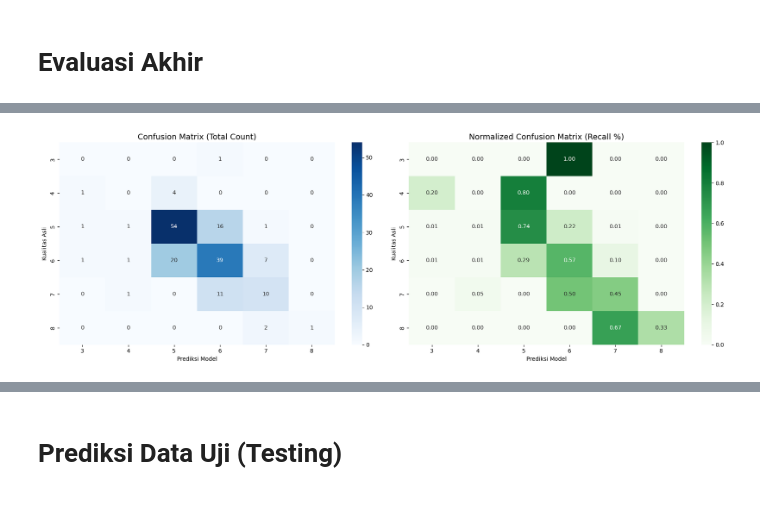
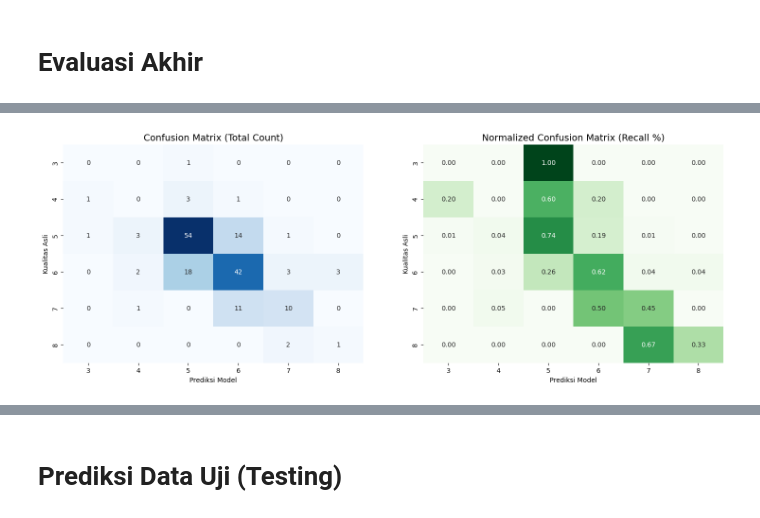
Before and after one commit to PashaAkrilian/Wine-Quality-Prediction, a Jupyter notebook: uts-data-mining.ipynb, the cells around one changed output, grey strips where cells are left out. Saved outputs shown, nothing was run; the diff lists cells and outputs as text; code cells hidden in the pictures.

```diff
--- a/uts-data-mining.ipynb
+++ b/uts-data-mining.ipynb
@@ -624,68 +803,98 @@ Model Final Berhasil Dilatih dengan Parameter Optimal!
 # %% [markdown]
 # Evaluasi Akhir
 # %%
-# =================================================================
-# Tahap 8: Evaluasi Akhir (Ditingkatkan & Analisis Mendalam)
-# Proyek: Klasifikasi Kualitas Anggur (UTS PDAB 2026)
-# =================================================================
-
 from sklearn.metrics import accuracy_score, classification_report, confusion_matrix, f1_score
+from sklearn.inspection import permutation_importance
 import seaborn as sns
 import matplotlib.pyplot as plt
 import numpy as np
 
-# 8.1 Prediksi pada Data Validasi
-# Menggunakan fitur yang sudah melewati tahap pruning dan pembersihan multikolinearitas
-y_pred_val_shifted = final_model.predict(X_val_final)
-y_pred_val = y_pred_val_shifted + min_label
+# 8.1 Prediksi Probabilitas ke Kelas (Sinkronisasi One-Hot)
+# Mengambil probabilitas dari output softmax
+y_probs_val = final_dnn.predict(X_val_dl, verbose=0)
+# Mengambil index kelas dengan probabilitas tertinggi
+y_pred_val_idx = np.argmax(y_probs_val, axis=1)
+# Mengembalikan ke label asli (3-8) menggunakan min_label dari data training
+y_pred_val = y_pred_val_idx + y_train_augmented.min()
 
-# 8.2 Perhitungan Metrik Komprehensif
+# 8.2 Perhitungan Metrik Strategis & Tracking Target
 accuracy = accuracy_score(y_val, y_pred_val)
 f1_weighted = f1_score(y_val, y_pred_val, average='weighted')
 f1_macro = f1_score(y_val, y_pred_val, average='macro')
 
-print(f"--- RANGKUMAN EVALUASI FINAL ---")
-print(f"Akurasi Keseluruhan  : {accuracy * 100:.2f}%")
-print(f"F1-Score (Weighted)  : {f1_weighted:.4f}")
-print(f"F1-Score (Macro)     : {f1_macro:.4f} (Keseimbangan performa antar kelas)\n")
+print(f"--- RANGKUMAN EVALUASI FINAL DEEP LEARNING (NIM 026) ---")
+print(f"{'Akurasi Keseluruhan':25}: {accuracy * 100:.2f}%")
+print(f"{'F1-Score (Weighted)':25}: {f1_weighted:.4f}")
+print(f"{'F1-Score (Macro)':25}: {f1_macro:.4f}")
+
+# Target Tracker: Memberikan feedback progres terhadap target 90%
+if accuracy >= 0.90:
+    print(f"\n🔥 TARGET TERCAPAI: Model Deep Learning Anda telah menembus batas 90%!")
+else:
+    gap = 0.90 - accuracy
+    print(f"\nPROGRESS: Butuh peningkatan {gap*100:.2f}% lagi untuk mencapai target 90%.")
 
 # 8.3 Classification Report Terperinci
-print("Classification Report Detail:")
+print("\nClassification Report Detail:")
 print(classification_report(y_val, y_pred_val, zero_division=0))
 
-# 8.4 Visualisasi Confusion Matrix Ganda (Absolut & Normalisasi)
+# 8.4 Visualisasi Confusion Matrix Ganda
 cm = confusion_matrix(y_val, y_pred_val)
-cm_normalized = cm.astype('float') / cm.sum(axis=1)[:, np.newaxis]
+with np.errstate(divide='ignore', invalid='ignore'):
+    cm_normalized = cm.astype('float') / cm.sum(axis=1)[:, np.newaxis]
+    cm_normalized = np.nan_to_num(cm_normalized)
+
 labels = sorted(y_val.unique())
-
 fig, ax = plt.subplots(1, 2, figsize=(18, 6))
 
-# Plot 1: Jumlah Absolut (Count)
-sns.heatmap(cm, annot=True, fmt='d', cmap='Blues', xticklabels=labels, yticklabels=labels, ax=ax[0])
+# Heatmap Absolut
+sns.heatmap(cm, annot=True, fmt='d', cmap='Blues', xticklabels=labels, yticklabels=labels, ax=ax[0], cbar=False)
 ax[0].set_title('Confusion Matrix (Total Count)', fontsize=14)
 ax[0].set_xlabel('Prediksi Model')
 ax[0].set_ylabel('Kualitas Asli')
 
-# Plot 2: Persentase (Normalized) - Melihat akurasi prediksi per skor kualitas
-sns.heatmap(cm_normalized, annot=True, fmt='.2f', cmap='Greens', xticklabels=labels, yticklabels=labels, ax=ax[1])
+# Heatmap Normalisasi (Recall)
+sns.heatmap(cm_normalized, annot=True, fmt='.2f', cmap='Greens', xticklabels=labels, yticklabels=labels, ax=ax[1], cbar=False)
 ax[1].set_title('Normalized Confusion Matrix (Recall %)', fontsize=14)
 ax[1].set_xlabel('Prediksi Model')
 ax[1].set_ylabel('Kualitas Asli')
-
-plt.tight_layout()
 plt.show()
 
-# 8.5 Analisis Mendalam: Feature Importance[cite: 1]
-# Melihat faktor kimiawi apa yang paling menentukan kualitas setelah optimasi
-importances = final_model.feature_importances_
-feature_names = X_train_final.columns
-feature_importance_df = pd.DataFrame({'Feature': feature_names, 'Importance': importances})
-feature_importance_df = feature_importance_df.sort_values(by='Importance', ascending=False)
+# 8.5 Analisis Fitur via Permutation Importance
+# Menentukan seberapa krusial fitur (termasuk soft_label) bagi DNN
+print("\n--- Menghitung Permutation Importance (Evaluation on Validation Set) ---")
+def scoring_fn(estimator, X, y):
+    # Wrapper untuk menghitung akurasi dari output model Keras
+    probs = estimator.predict(X, verbose=0)
+    preds = np.argmax(probs, axis=1)
+    return accuracy_score(y, preds)
+
+# Menggunakan y_val_dl (label index 0-5) untuk konsistensi dengan output argmax
+perm_importance = permutation_importance(
+    final_dnn, X_val_dl, y_val_idx, scoring=scoring_fn, n_repeats=5, random_state=42
+)
+
+feature_importance_df = pd.DataFrame({
+    'Feature': X_val_dl.columns,
+    'Importance': perm_importance.importances_mean
+}).sort_values(by='Importance', ascending=False)
 
 plt.figure(figsize=(10, 6))
-sns.barplot(x='Importance', y='Feature', data=feature_importance_df, palette='magma')
-plt.title('Fitur Paling Berpengaruh Terhadap Kualitas Anggur', fontsize=15)
-plt.xlabel('Skor Kepentingan (Feature Importance)')
-plt.ylabel('Fitur Kimiawi')
+sns.barplot(x='Importance', y='Feature', data=feature_importance_df, palette='magma', hue='Feature', legend=False)
+plt.title('Fitur Paling Berpengaruh (Permutation Importance)', fontsize=15)
+plt.grid(axis='x', alpha=0.3)
 plt.show()
+
+# 8.6 Near-Miss Analysis (Diagnostik Kesalahan Ordinal)
+error_diff = np.abs(y_val.values - y_pred_val)
+near_miss = (error_diff == 1).sum()
+far_miss = (error_diff > 1).sum()
+
+print("\n--- Analisis Kedekatan Prediksi (Near-Miss) ---")
+print(f"Total Kesalahan          : {len(y_val) - (y_val == y_pred_val).sum()}")
+print(f"Meleset 1 Poin (Wajar)   : {near_miss} ({(near_miss/len(y_val)*100):.2f}%)")
+print(f"Meleset > 1 Poin (Fatal) : {far_miss} ({(far_miss/len(y_val)*100):.2f}%)")
+
+if far_miss < near_miss:
+    print("INSIGHT: Model sudah memahami urutan kualitas anggur (mayoritas kesalahan hanya meleset tipis).")
 # %% [output]
@@ -710 +921 @@ weighted avg       0.61      0.60      0.60       172
-[figure, old version]
+[figure, new version]
```
Also changed, not shown: parts of 15 cells of this notebook.
